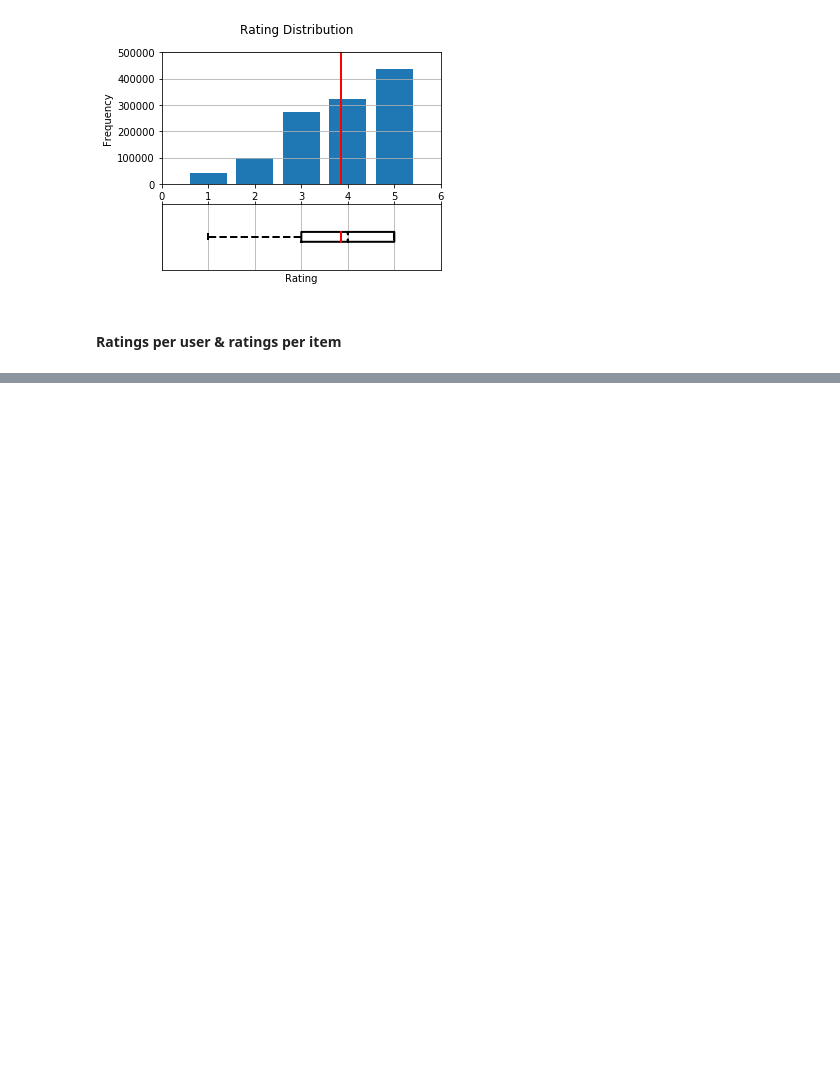
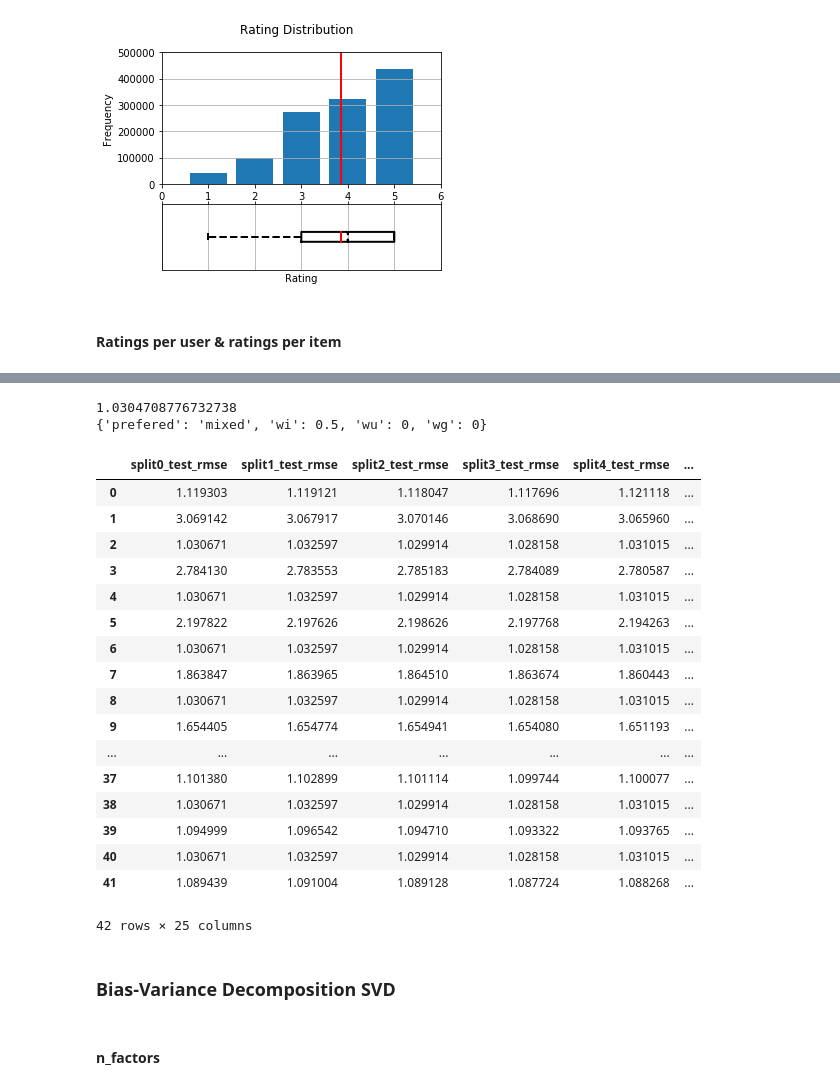
Before and after one commit to D3usXMachina/ML2018-EPFL-PROJECTS, a Jupyter notebook: project2/project_recommender_system/code/DataExporation.ipynb, the cells around one changed output, grey strips where cells are left out. Saved outputs shown, nothing was run; the diff lists cells and outputs as text; code cells hidden in the pictures; blank space fills up the shorter version.

```diff
--- a/project2/project_recommender_system/code/DataExporation.ipynb
+++ b/project2/project_recommender_system/code/DataExporation.ipynb
@@ -138,0 +185,6 @@ fig.savefig("../report/hist_users.png")
+# %%
+data_ds = loadData2ds(data_df)
+# %%
+gs = GridSearchCV(algo_class=MeanOnly,param_grid={"prefered":["mixed"],"wi":[0.5*i for i in range(21)],"wu":[0,1],"wg":[0]},cv=5,n_jobs=-1,joblib_verbose=2)
+# %%
+gs.fit(data_ds)
@@ -138,0 +196,33 @@ fig.savefig("../report/hist_users.png")
+# %%
+print(gs.best_score['rmse'])
+print(gs.best_params['rmse'])
+# %% [output]
+1.0304708776732738
+{'prefered': 'mixed', 'wi': 0.5, 'wu': 0, 'wg': 0}
+# %%
+results_cv = pd.DataFrame.from_dict(gs.cv_results)
+# %%
+results_cv
+# %% [output]
+|  | split0_test_rmse | split1_test_rmse | split2_test_rmse | split3_test_rmse | split4_test_rmse | ... |
+| 0 | 1.119303 | 1.119121 | 1.118047 | 1.117696 | 1.121118 | ... |
+| 1 | 3.069142 | 3.067917 | 3.070146 | 3.068690 | 3.065960 | ... |
+| 2 | 1.030671 | 1.032597 | 1.029914 | 1.028158 | 1.031015 | ... |
+| 3 | 2.784130 | 2.783553 | 2.785183 | 2.784089 | 2.780587 | ... |
+| 4 | 1.030671 | 1.032597 | 1.029914 | 1.028158 | 1.031015 | ... |
+| 5 | 2.197822 | 2.197626 | 2.198626 | 2.197768 | 2.194263 | ... |
+| 6 | 1.030671 | 1.032597 | 1.029914 | 1.028158 | 1.031015 | ... |
+| 7 | 1.863847 | 1.863965 | 1.864510 | 1.863674 | 1.860443 | ... |
+| 8 | 1.030671 | 1.032597 | 1.029914 | 1.028158 | 1.031015 | ... |
+| 9 | 1.654405 | 1.654774 | 1.654941 | 1.654080 | 1.651193 | ... |
+| ... | ... | ... | ... | ... | ... | ... |
+| 37 | 1.101380 | 1.102899 | 1.101114 | 1.099744 | 1.100077 | ... |
+| 38 | 1.030671 | 1.032597 | 1.029914 | 1.028158 | 1.031015 | ... |
+| 39 | 1.094999 | 1.096542 | 1.094710 | 1.093322 | 1.093765 | ... |
+| 40 | 1.030671 | 1.032597 | 1.029914 | 1.028158 | 1.031015 | ... |
+| 41 | 1.089439 | 1.091004 | 1.089128 | 1.087724 | 1.088268 | ... |
+42 rows × 25 columns
+# %% [markdown]
+### Bias-Variance Decomposition SVD
+# %% [markdown]
+#### n_factors
```
Also changed, not shown: parts of 28 cells of this notebook, 29 other files.
